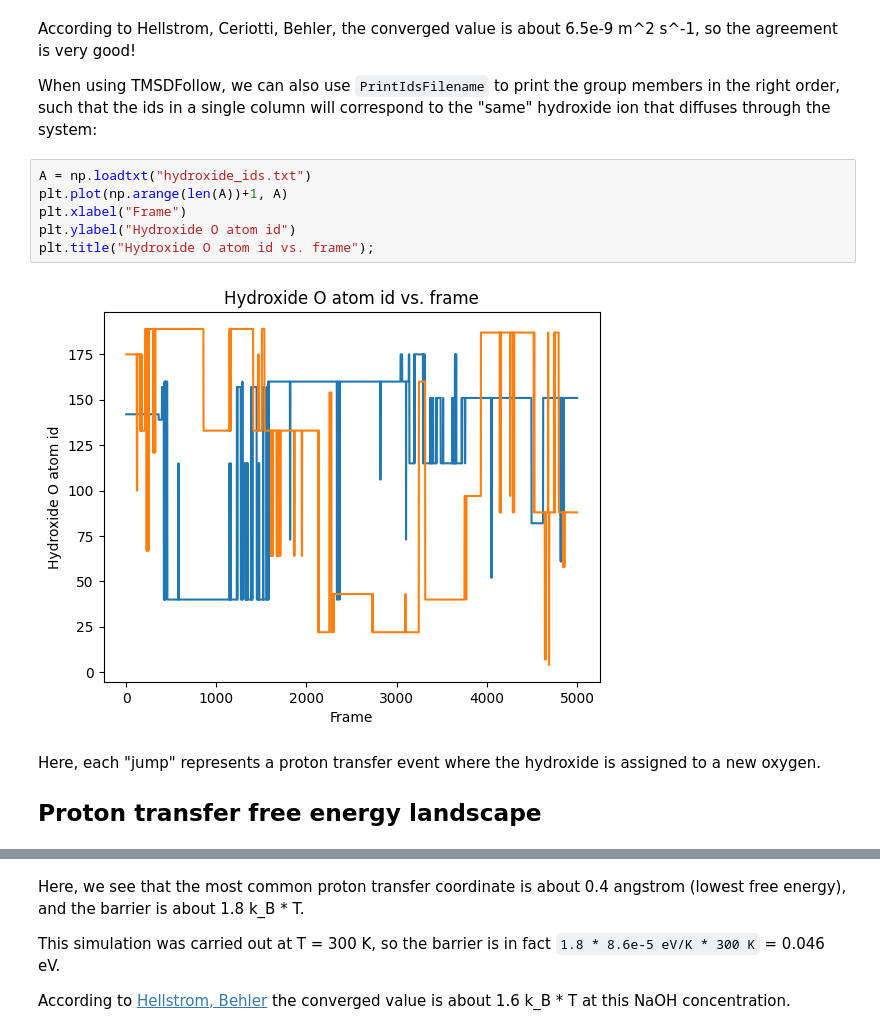
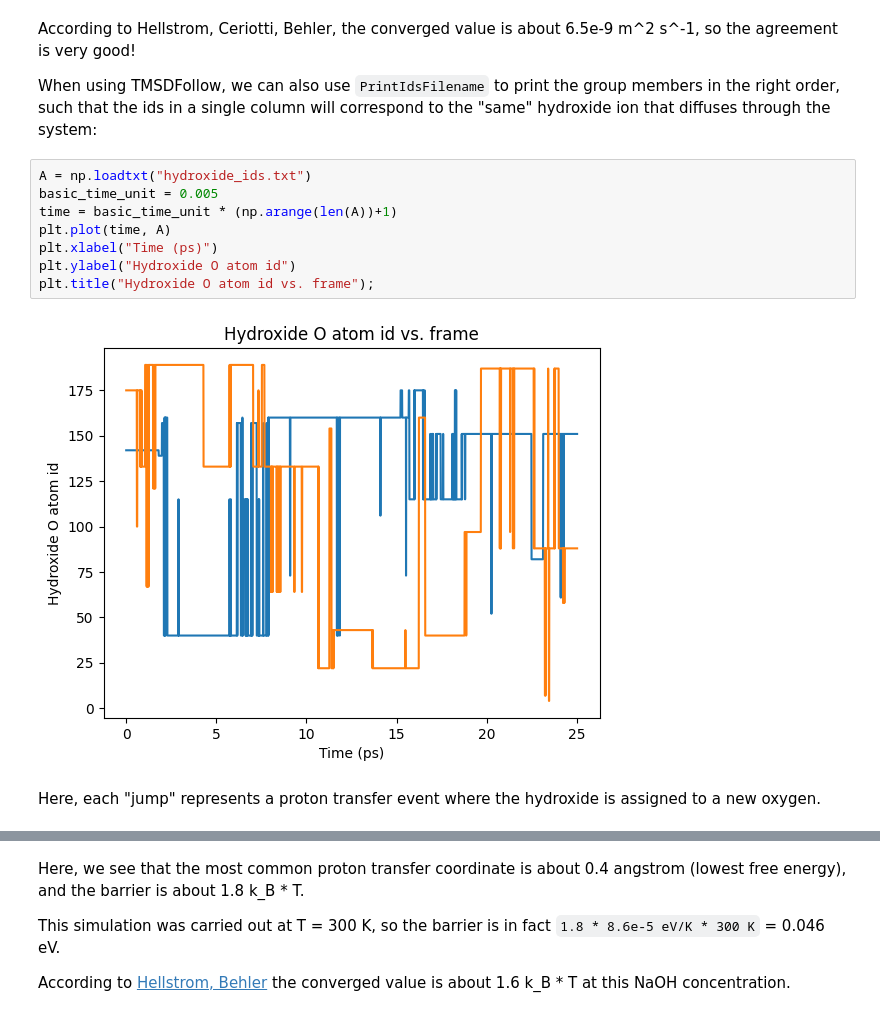
Before and after one commit to mhellstr/lionanalysis, a Jupyter notebook: docs/examples/05a_MSD_ProtonTransferFreeEnergyLandscape.ipynb, the cells around one changed output, grey strips where cells are left out. Cells and saved outputs as stored; diff of their text form.

```diff
--- a/docs/examples/05a_MSD_ProtonTransferFreeEnergyLandscape.ipynb
+++ b/docs/examples/05a_MSD_ProtonTransferFreeEnergyLandscape.ipynb
@@ -104,13 +107,13 @@ According to Hellstrom, Ceriotti, Behler, the converged value is about 6.5e-9 m^
 When using TMSDFollow, we can also use ``PrintIdsFilename`` to print the group members in the right order, such that the ids in a single column will correspond to the "same" hydroxide ion that diffuses through the system:
 # %%
 A = np.loadtxt("hydroxide_ids.txt")
-plt.plot(np.arange(len(A))+1, A)
-plt.xlabel("Frame")
+basic_time_unit = 0.005
+time = basic_time_unit * (np.arange(len(A))+1)
+plt.plot(time, A)
+plt.xlabel("Time (ps)")
 plt.ylabel("Hydroxide O atom id")
 plt.title("Hydroxide O atom id vs. frame");
 # %% [output]
-[figure, old version]
+[figure, new version]
 # %% [markdown]
 Here, each "jump" represents a proton transfer event where the hydroxide is assigned to a new oxygen.
-
-## Proton transfer free energy landscape
```
Also changed, not shown: parts of 15 cells of this notebook, 2 other files.
